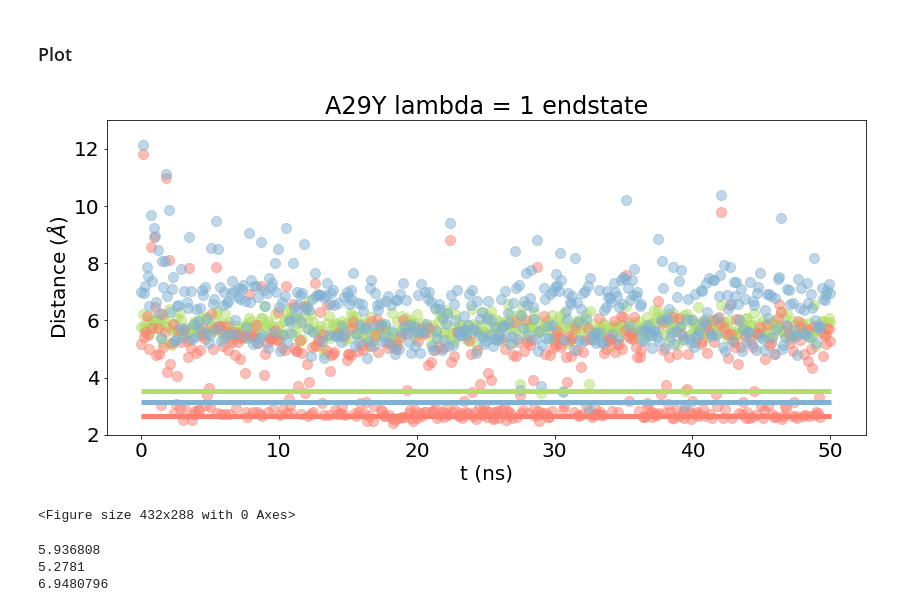
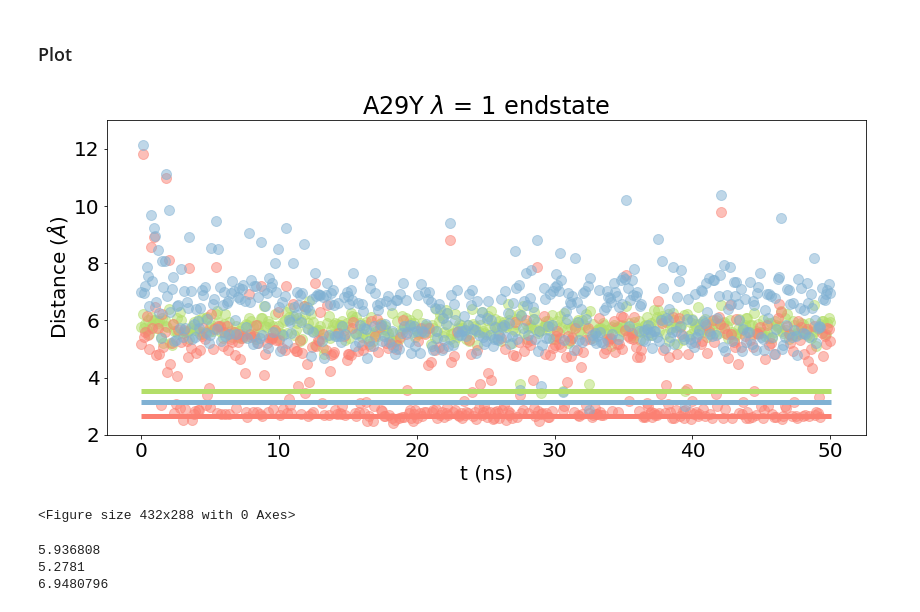
Before and after one commit to choderalab/perses-barnase-barstar-paper, a Jupyter notebook: scripts/05_analyze/6_outlier_residue_distance_plot.ipynb, the cells around one changed output. Saved outputs shown, nothing was run; the diff lists cells and outputs as text; code cells hidden in the pictures.

Commit message:
update plots

```diff
--- a/scripts/05_analyze/6_outlier_residue_distance_plot.ipynb
+++ b/scripts/05_analyze/6_outlier_residue_distance_plot.ipynb
@@ -217,35 +217,35 @@ plt.rc('font', size=20)
 # Plot
 residue_pair_labels = ["Y29-H102", "Y29-R83", "Y29-N84"]
 colors = ["#b3de69", "#fb8072", "#80b1d3"]
 for distances_traj, distances_bsbn, residue_pair_label, color in zip(distances_traj_all, distances_bsbn_all, residue_pair_labels, colors):
     plt.scatter(np.arange(len(distances_traj))*100/1000, distances_traj, color=color, s=100, alpha=0.5, label=f"{residue_pair_label} trajectory")
 
 for distances_traj, distances_bsbn, residue_pair_label, color in zip(distances_traj_all, distances_bsbn_all, residue_pair_labels, colors):
     plt.hlines(distances_bsbn[0], 0, len(distances_traj)*100/1000, color=color, linewidth=5, label=f"{residue_pair_label} crystal structure")
 
 # Add axis labels
 plt.xlabel("t (ns)")
 plt.ylabel("Distance ($\AA$)")
 
 # Add legend
 # plt.legend()
 
 # Set ylim
 plt.ylim([2, 13])
 
 # Add title
-plt.title("A29Y lambda = 1 endstate")
+plt.title(f"A29Y $\lambda$ = 1 endstate")
 
 # Ensure x-axis labels are not cut off
 plt.tight_layout()
 
 # Save figure
 plt.savefig(f"/data/chodera/zhangi/perses_benchmark/repex/perses-bnbs-paper-fourth-attempt/{main_dir}/{sub_dir}/replicate_{replicate}/{sub_dir}_{phase}_residue_distances.pdf", dpi=500)
 
 plt.show()
 plt.clf()
 # %% [output]
-[figure, old version]
+[figure, new version]
 <Figure size 432x288 with 0 Axes>
 # %%
 print(Y29_H102_distances_traj[-1])
```
Also changed, not shown: parts of 1 cell of this notebook, 3 other files.
